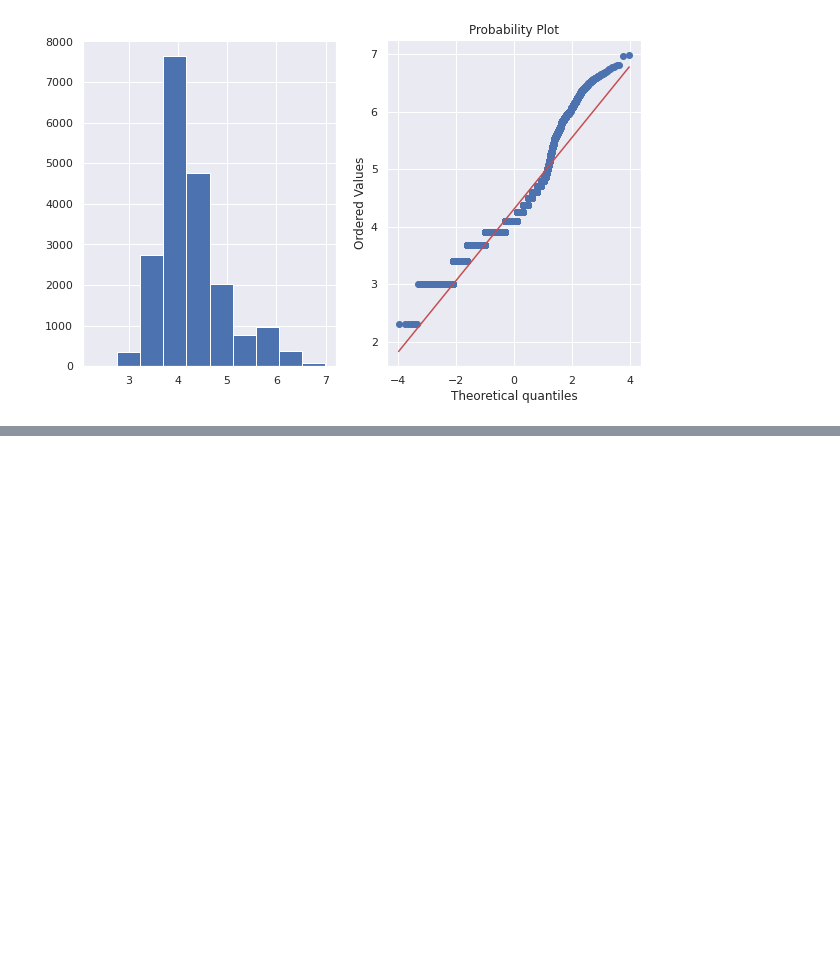
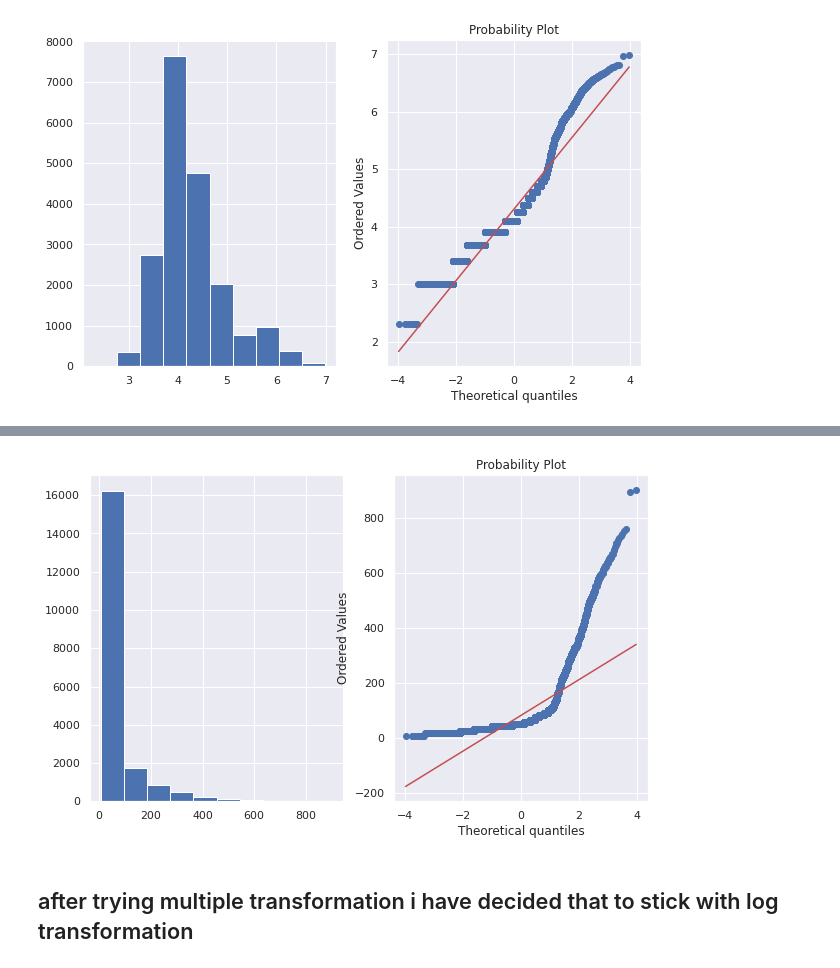
Before and after one commit to IfrazQazi/Appliances-Energy-Prediction-Capstone_Project, a Jupyter notebook: Appliances_Energy_Prediction_Capstone_Project.ipynb, the cells around one changed output, grey strips where cells are left out. Cells and saved outputs as stored; diff of their text form; code cells hidden in the pictures; blank space fills up the shorter version.

```diff
--- a/Appliances_Energy_Prediction_Capstone_Project.ipynb
+++ b/Appliances_Energy_Prediction_Capstone_Project.ipynb
@@ -248,0 +258,9 @@ plot_data(energyP_df,'Appliances_log')
+# %%
+energyP_df.drop('Appliances_sqrt',axis=1,inplace=True)
+# %%
+# exponential transformation
+energyP_df['Appliances_expo']=energyP_df['Appliances']*(1/1.2)
+# %%
+plot_data(energyP_df,'Appliances_expo')
+# %% [output]
+[figure, added]
@@ -248,0 +269,2 @@ plot_data(energyP_df,'Appliances_log')
+# %% [markdown]
+## after trying multiple transformation i have decided that to stick with log transformation
```
Also changed, not shown: parts of 11 cells of this notebook.
